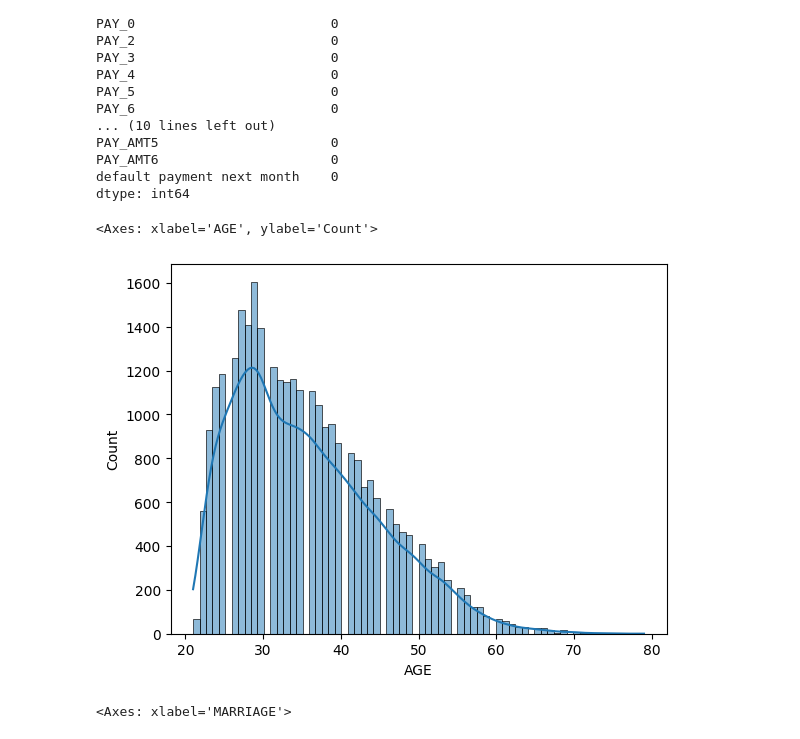
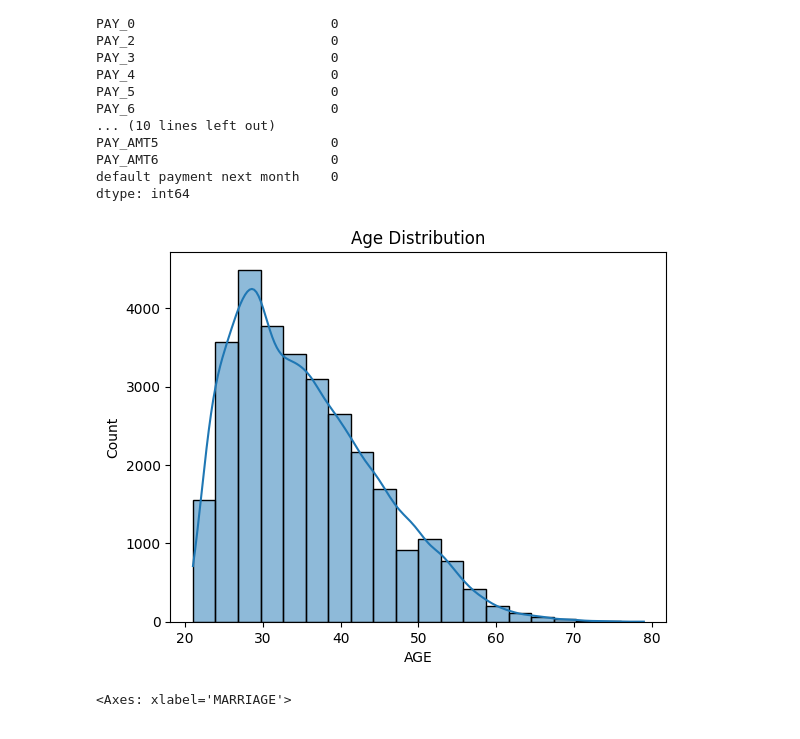
Before and after one commit to amitsingh2022/credit-risk-prediction, a Jupyter notebook: notebooks/EDA.ipynb, the cells around one changed output. Saved outputs shown, nothing was run; the diff lists cells and outputs as text; code cells hidden in the pictures.

```diff
--- a/notebooks/EDA.ipynb
+++ b/notebooks/EDA.ipynb
@@ -92,10 +92,11 @@ PAY_AMT6                      0
 default payment next month    0
 dtype: int64
 # %%
-sns.histplot(df['AGE'], kde=True)
+sns.histplot(df['AGE'], bins=20, kde=True)
+plt.title("Age Distribution")
+plt.show()
 # %% [output]
-<Axes: xlabel='AGE', ylabel='Count'>
-[figure, old version]
+[figure, new version]
 # %%
 df['MARRIAGE'].value_counts().plot(kind='bar')
 # %% [output]
```
Also changed, not shown: parts of 2 cells of this notebook, 2 other files.
